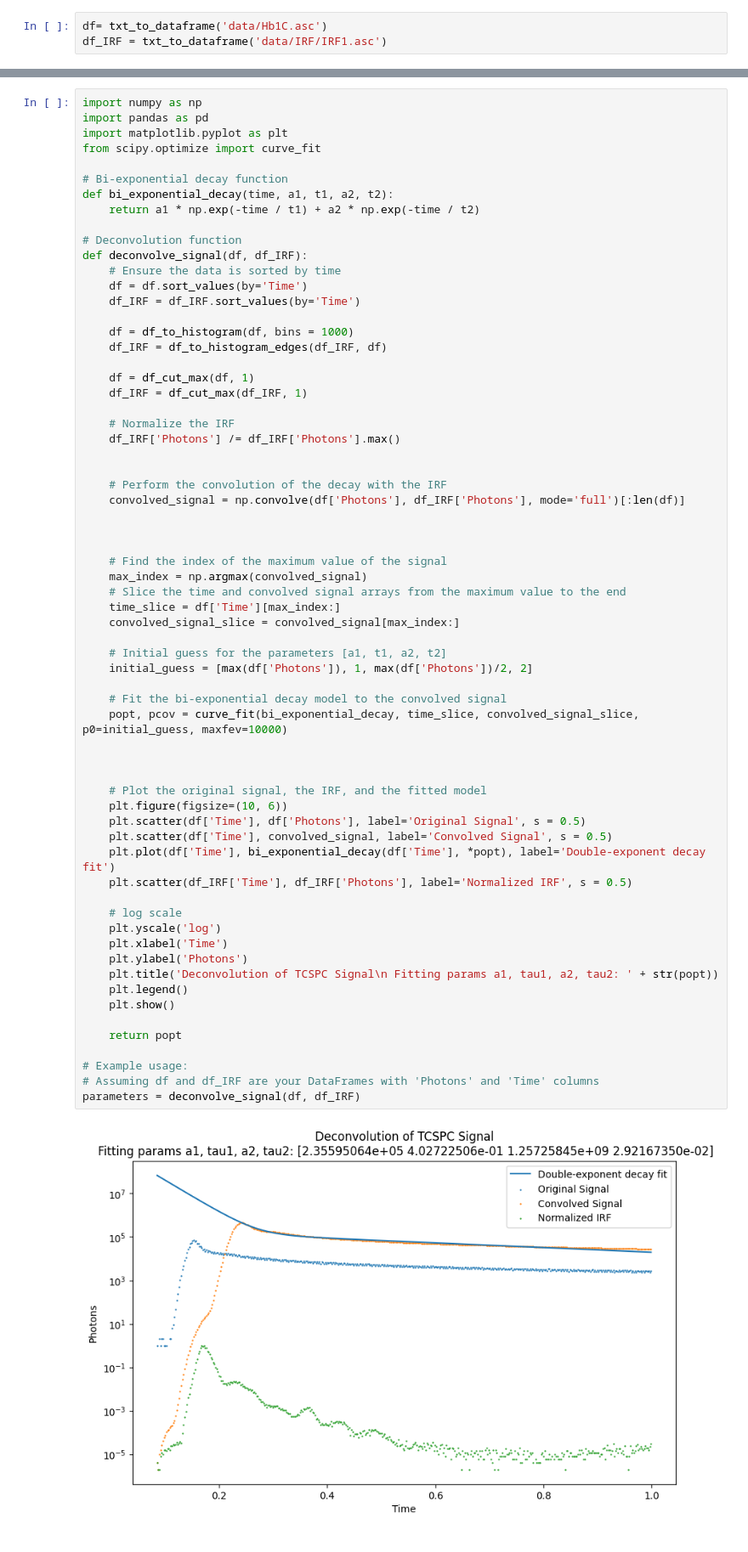
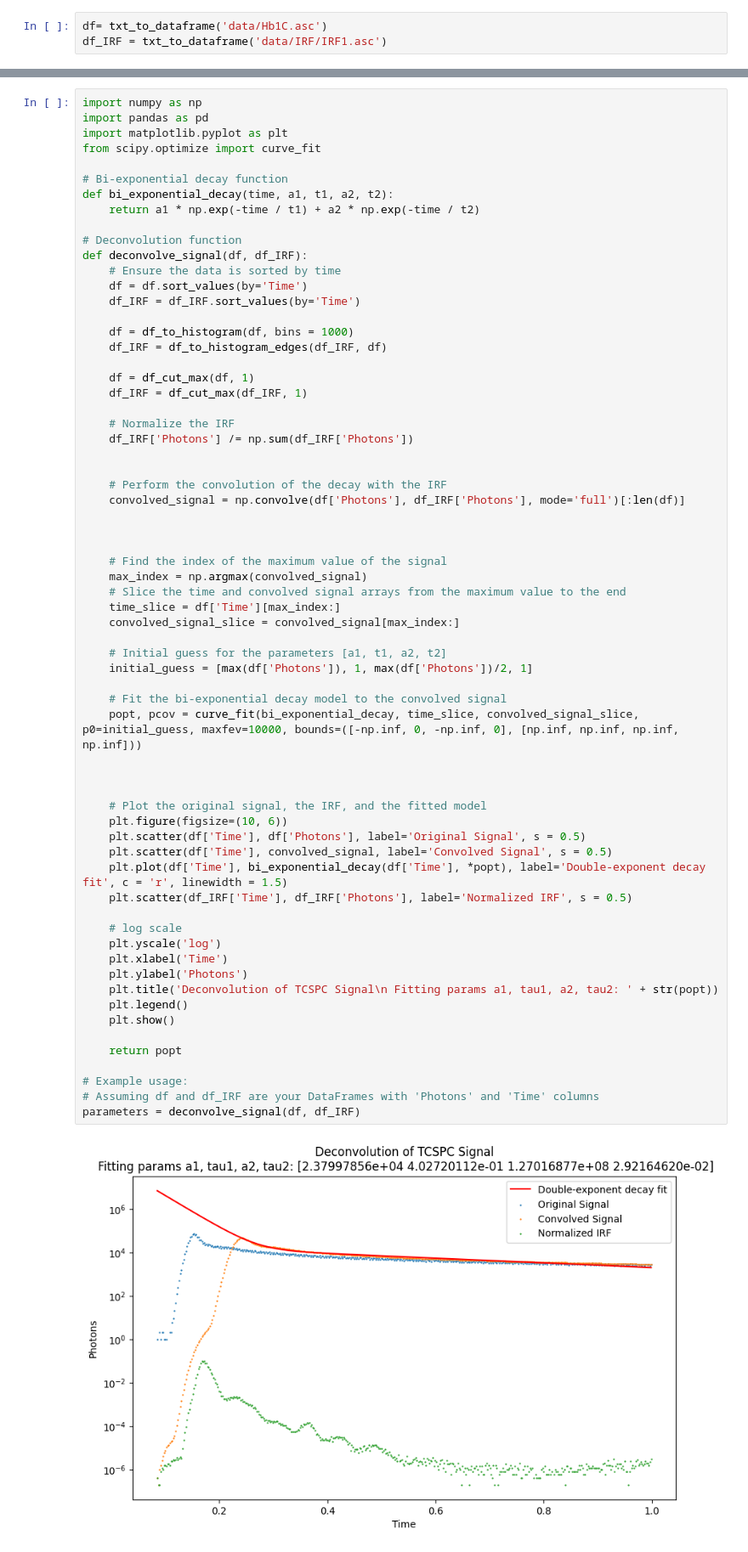
Before and after one commit to mkizilov/ReconFit, a Jupyter notebook: Exp.ipynb, the cells around one changed output, grey strips where cells are left out. Shown at 85% size. Cells and saved outputs as stored; diff of their text form.

Commit message:
Double exponent fix

```diff
--- a/Exp.ipynb
+++ b/Exp.ipynb
@@ -165,7 +165,7 @@ def deconvolve_signal(df, df_IRF):
     df_IRF = df_cut_max(df_IRF, 1)
 
     # Normalize the IRF
-    df_IRF['Photons'] /= df_IRF['Photons'].max()
+    df_IRF['Photons'] /= np.sum(df_IRF['Photons'])
 
 
     # Perform the convolution of the decay with the IRF
@@ -178,37 +178,37 @@ def deconvolve_signal(df, df_IRF):
     # Slice the time and convolved signal arrays from the maximum value to the end
     time_slice = df['Time'][max_index:]
     convolved_signal_slice = convolved_signal[max_index:]
 
     # Initial guess for the parameters [a1, t1, a2, t2]
-    initial_guess = [max(df['Photons']), 1, max(df['Photons'])/2, 2]
+    initial_guess = [max(df['Photons']), 1, max(df['Photons'])/2, 1]
 
     # Fit the bi-exponential decay model to the convolved signal
-    popt, pcov = curve_fit(bi_exponential_decay, time_slice, convolved_signal_slice, p0=initial_guess, maxfev=10000)
+    popt, pcov = curve_fit(bi_exponential_decay, time_slice, convolved_signal_slice, p0=initial_guess, maxfev=10000, bounds=([-np.inf, 0, -np.inf, 0], [np.inf, np.inf, np.inf, np.inf]))
 
 
 
     # Plot the original signal, the IRF, and the fitted model
     plt.figure(figsize=(10, 6))
     plt.scatter(df['Time'], df['Photons'], label='Original Signal', s = 0.5)
     plt.scatter(df['Time'], convolved_signal, label='Convolved Signal', s = 0.5)
-    plt.plot(df['Time'], bi_exponential_decay(df['Time'], *popt), label='Double-exponent decay fit')
+    plt.plot(df['Time'], bi_exponential_decay(df['Time'], *popt), label='Double-exponent decay fit', c = 'r', linewidth = 1.5)
     plt.scatter(df_IRF['Time'], df_IRF['Photons'], label='Normalized IRF', s = 0.5)
 
     # log scale
     plt.yscale('log')
     plt.xlabel('Time')
     plt.ylabel('Photons')
     plt.title('Deconvolution of TCSPC Signal\n Fitting params a1, tau1, a2, tau2: ' + str(popt))
     plt.legend()
     plt.show()
 
     return popt
 
 # Example usage:
 # Assuming df and df_IRF are your DataFrames with 'Photons' and 'Time' columns
 parameters = deconvolve_signal(df, df_IRF)
 # %% [output]
-[figure, old version]
+[figure, new version]
 # %%
 #The first moment of a photon distribution
 def first_moment(df):
```
